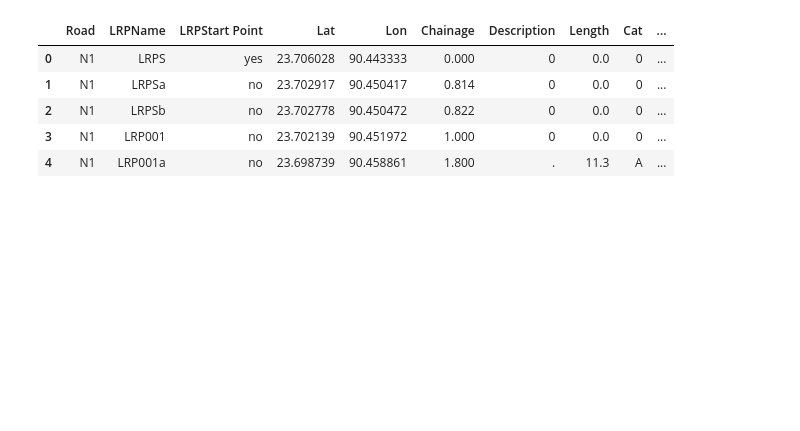
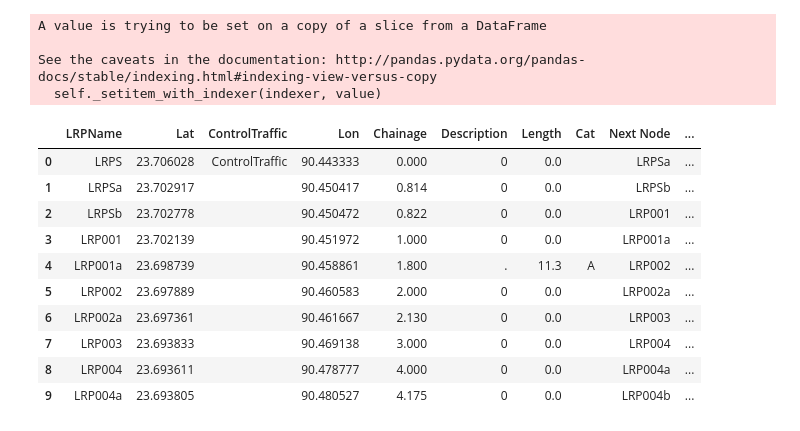
Before and after one commit to lauracrowley97/bangly-deshy, a Jupyter notebook: Assignment 4/Python/Assignment4DataPrep.ipynb, the cells around one changed output. Drawn from its saved outputs; the diff is of its cells as text; code cells hidden in the pictures; blank space fills up the shorter version.

```diff
--- a/Assignment 4/Python/Assignment4DataPrep.ipynb
+++ b/Assignment 4/Python/Assignment4DataPrep.ipynb
@@ -6,38 +6,58 @@ import numpy as np
 df = pd.read_csv('data_traffic_road_segments.csv', index_col=False)
 df = df[df['Road name'] == 'N1']
 df = df.drop(df.columns[[0]], axis=1)
-df = df.iloc[3:]
-listLRP = df['Start LRP'].unique()
+df = df.rename(columns = {'Start LRP':'LRPName'})
+df.drop_duplicates(subset = 'LRPName', keep = 'last', inplace = True)
+listLRP = df['LRPName'].unique()
 trafficmodes = list(df)[12:-1]
 for mode in trafficmodes:
-    df[mode + ' Difference'] = df[mode] - df[mode].shift(-1)
+    df[mode + ' Difference'] = df[mode] - df[mode].shift(1)
+df.iloc[0, 28:43] = df.iloc[0, 12:27].tolist()
 trafficdifference = list(df)[-15:-1]
 absolutevalues = list()
 for traffic in trafficdifference:
     absolutevalues.append(abs(df[traffic].iloc[0]) )
 df.iloc[[0],-15:-1] = absolutevalues
 for difference, mode in zip(trafficdifference,trafficmodes):
-    df[mode + ' Create'] = np.where(df[difference] > 0, df[difference], 0) # or np.NaN instead of 0 if you want NA values
-    df[mode + ' Destroy'] = np.where(df[difference] < 0, abs(df[difference]), 0) # or np.NaN instead of 0 if you want NA values
-df=df.rename(columns = {'Start LRP':'LRPName'})
+    df[difference] = np.where(df[difference] < 0, -(1 - (df[mode] / df[mode].shift(1))), df[difference])
+    df[mode + ' Create'] = np.where(df[difference] > 0, df[difference], 0)
+    df[mode + ' Destroy'] = np.where(df[difference] < 0, abs(df[difference]), 0)
 CreateDestroy = list(df)[-28:]
-df2 = pd.read_csv('Data_clean_N1_Dhaka_Chittagong_new.csv')
+df2 = pd.read_csv('data_clean_N1.csv')
 df2 = df2.drop(df2.columns[[0,1]], axis=1)
 for column in CreateDestroy:
     df2[column] = df2.LRPName.map(df.set_index('LRPName')[column].to_dict())
-df2['LRPStart Point'] = np.where(df2['LRPName'].isin(listLRP), 'yes', 'no')
+df2['ControlTraffic'] = np.where(df2['LRPName'].isin(listLRP), 'ControlTraffic', '')
 columns = list(df2)[0:-1]
 columns.insert(2, list(df2)[-1:][0])
 df2 = df2.reindex(columns, axis = 1)
-roundcols = list(df2)[11:]
+roundcols = list(df2)[10:]
+scale = 1
 for col in roundcols:
-    df2[col] = np.where(df2['LRPStart Point'] == 'yes', round(df2[col],1),np.NaN)
+    df2[col] = np.where(df2['ControlTraffic'] == 'ControlTraffic', round((df2[col]/scale),5),np.NaN)
+df2['Add On Process'] = np.where(df2['Add On Process'] == 'BridgesDelay', 'BridgesDelay', '')
+df2.Cat = df2.Cat.replace('0', '')
+df2=df2.rename(columns = {'Add On Process':'BridgesDelay'})
+df2['Index'] = df2.index + 1
+for row in range(0, len(df2)):
+    if df2.ControlTraffic.iloc[row] == 'ControlTraffic':
+        df2.BridgesDelay.iloc[row] = 'DestroyTraffic'
+# %% [output]
+A value is trying to be set on a copy of a slice from a DataFrame
+
+See the caveats in the documentation: http://pandas.pydata.org/pandas-docs/stable/indexing.html#indexing-view-versus-copy
+  self._setitem_with_indexer(indexer, value)
 # %%
-df2.head()
+df2.head(10)
 # %% [output]
-|  | Road | LRPName | LRPStart Point | Lat | Lon | Chainage | Description | Length | Cat | ... |
-| 0 | N1 | LRPS | yes | 23.706028 | 90.443333 | 0.000 | 0 | 0.0 | 0 | ... |
-| 1 | N1 | LRPSa | no | 23.702917 | 90.450417 | 0.814 | 0 | 0.0 | 0 | ... |
-| 2 | N1 | LRPSb | no | 23.702778 | 90.450472 | 0.822 | 0 | 0.0 | 0 | ... |
-| 3 | N1 | LRP001 | no | 23.702139 | 90.451972 | 1.000 | 0 | 0.0 | 0 | ... |
-| 4 | N1 | LRP001a | no | 23.698739 | 90.458861 | 1.800 | . | 11.3 | A | ... |
+|  | LRPName | Lat | ControlTraffic | Lon | Chainage | Description | Length | Cat | Next Node | ... |
+| 0 | LRPS | 23.706028 | ControlTraffic | 90.443333 | 0.000 | 0 | 0.0 |  | LRPSa | ... |
+| 1 | LRPSa | 23.702917 |  | 90.450417 | 0.814 | 0 | 0.0 |  | LRPSb | ... |
+| 2 | LRPSb | 23.702778 |  | 90.450472 | 0.822 | 0 | 0.0 |  | LRP001 | ... |
+| 3 | LRP001 | 23.702139 |  | 90.451972 | 1.000 | 0 | 0.0 |  | LRP001a | ... |
+| 4 | LRP001a | 23.698739 |  | 90.458861 | 1.800 | . | 11.3 | A | LRP002 | ... |
+| 5 | LRP002 | 23.697889 |  | 90.460583 | 2.000 | 0 | 0.0 |  | LRP002a | ... |
+| 6 | LRP002a | 23.697361 |  | 90.461667 | 2.130 | 0 | 0.0 |  | LRP003 | ... |
+| 7 | LRP003 | 23.693833 |  | 90.469138 | 3.000 | 0 | 0.0 |  | LRP004 | ... |
+| 8 | LRP004 | 23.693611 |  | 90.478777 | 4.000 | 0 | 0.0 |  | LRP004a | ... |
+| 9 | LRP004a | 23.693805 |  | 90.480527 | 4.175 | 0 | 0.0 |  | LRP004b | ... |
```
Also changed, not shown: parts of 5 cells of this notebook.
